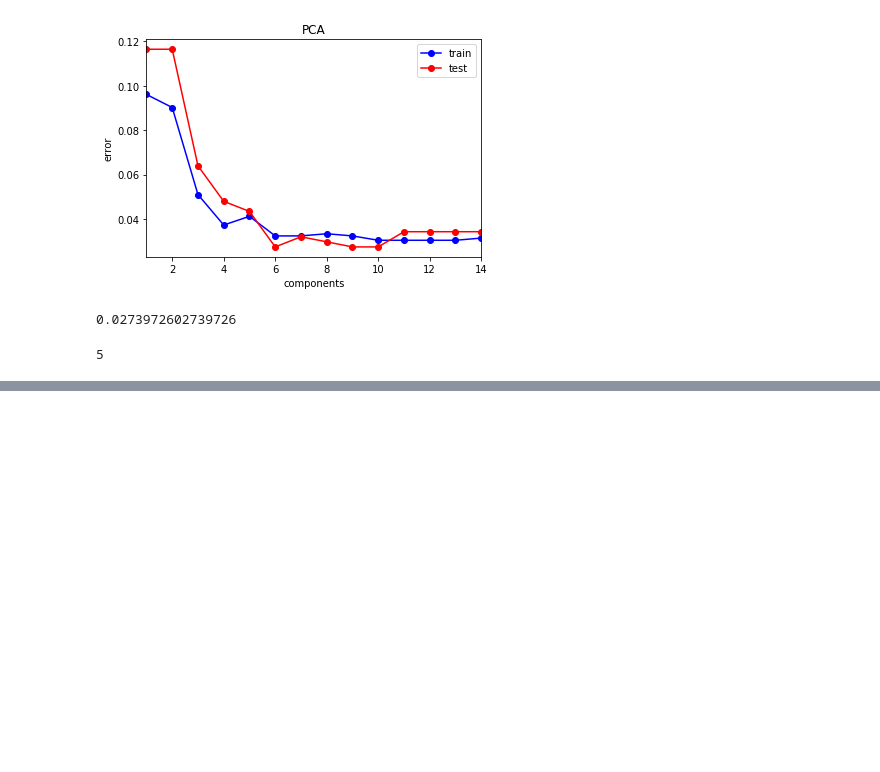
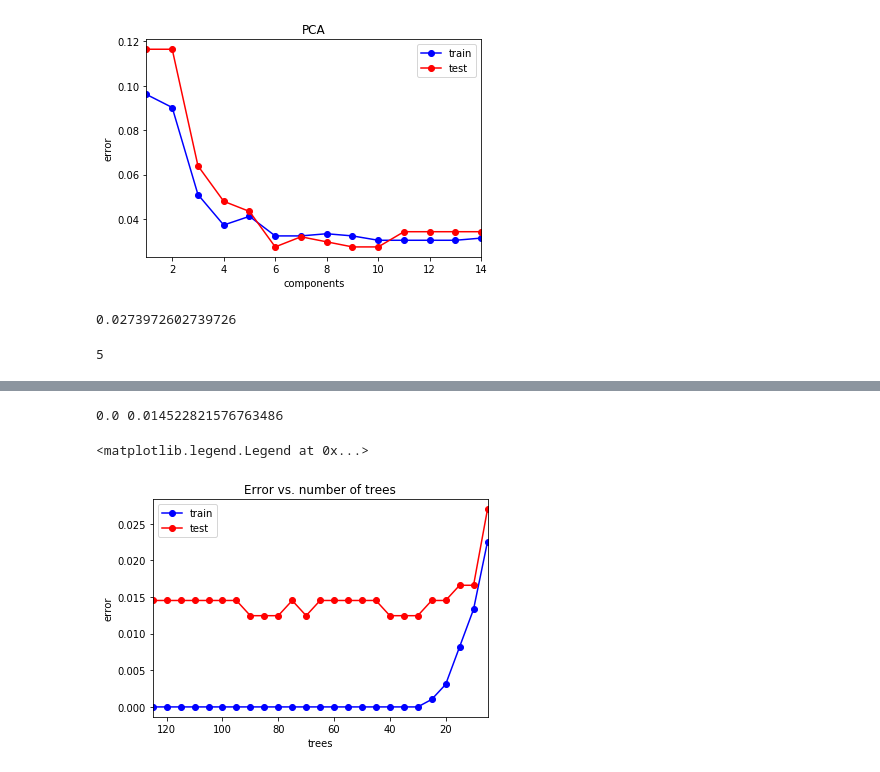
Before and after one commit to Kruglyashok/machineLearning, a Jupyter notebook: Untitled.ipynb, the cells around one changed output, grey strips where cells are left out. Drawn from its saved outputs; the diff is of its cells as text; code cells hidden in the pictures; blank space fills up the shorter version.

```diff
--- a/Untitled.ipynb
+++ b/Untitled.ipynb
@@ -635,0 +817,3 @@ np.argmin(test_err)
+# %%
+gbt = ensemble.GradientBoostingClassifier(n_estimators = 100)
+gbt.fit(X_train, y_train)
@@ -635,0 +831,26 @@ np.argmin(test_err)
+# %%
+err_train = np.mean(y_train != gbt.predict(X_train))
+err_test  = np.mean(y_test  != gbt.predict(X_test))
+print(err_train, err_test)
+# %% [output]
+0.0 0.014522821576763486
+# %%
+trees_arr = np.arange(5, 126, 5)
+test_err = []
+train_err = []
+for trees in trees_arr:
+    gbt = ensemble.GradientBoostingClassifier(n_estimators = trees)
+    gbt.fit(X_train, y_train)
+    train_err.append(np.mean(y_train != gbt.predict(X_train)))
+    test_err.append(np.mean(y_test  != gbt.predict(X_test)))
+# %%
+plt.plot(trees_arr, train_err, 'b-o', label = 'train')
+plt.plot(trees_arr, test_err, 'r-o', label = 'test')
+plt.xlim([np.max(trees_arr), np.min(trees_arr)])
+plt.title('Error vs. number of trees')
+plt.xlabel('trees')
+plt.ylabel('error')
+plt.legend()
+# %% [output]
+<matplotlib.legend.Legend at 0x...>
+[figure, added]
```
Also changed, not shown: parts of 40 cells of this notebook.
